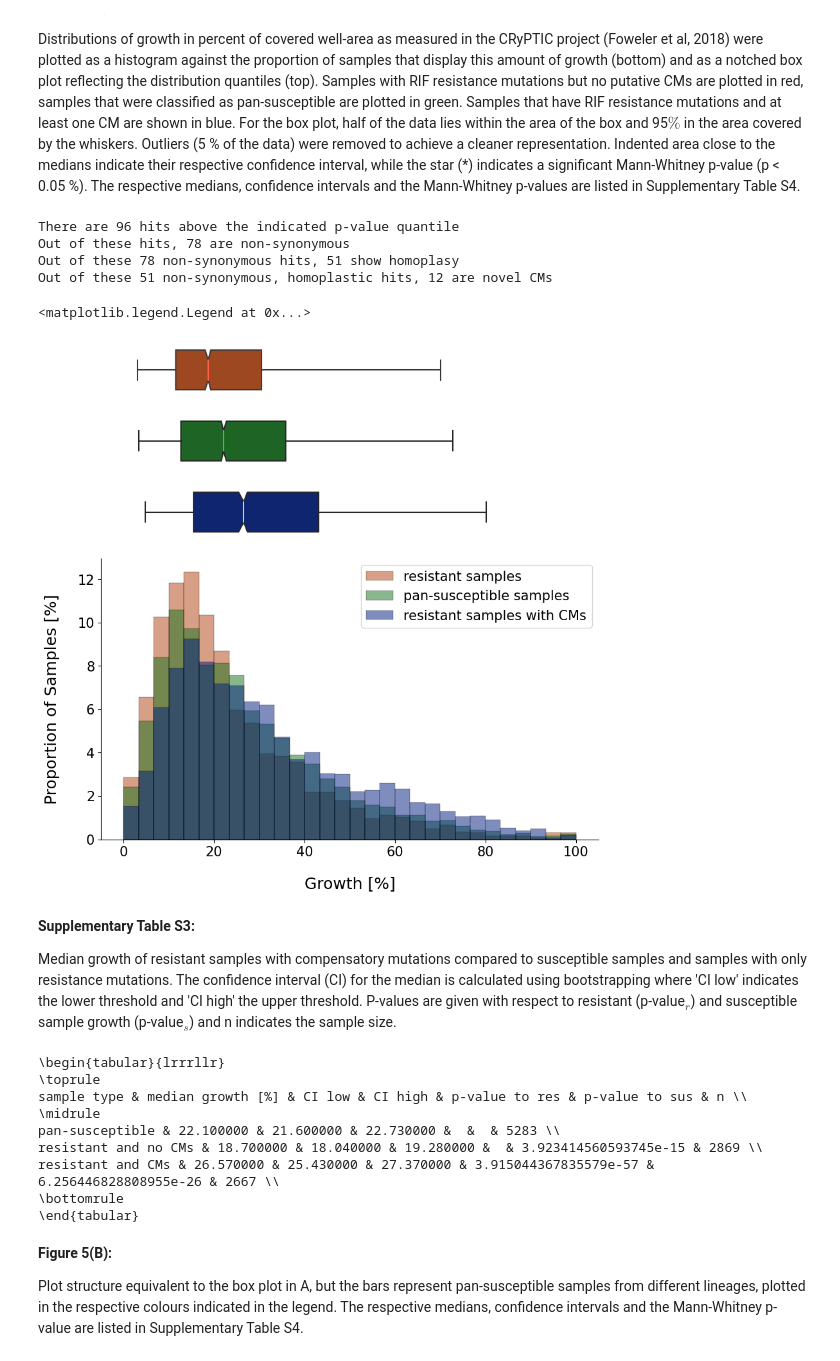
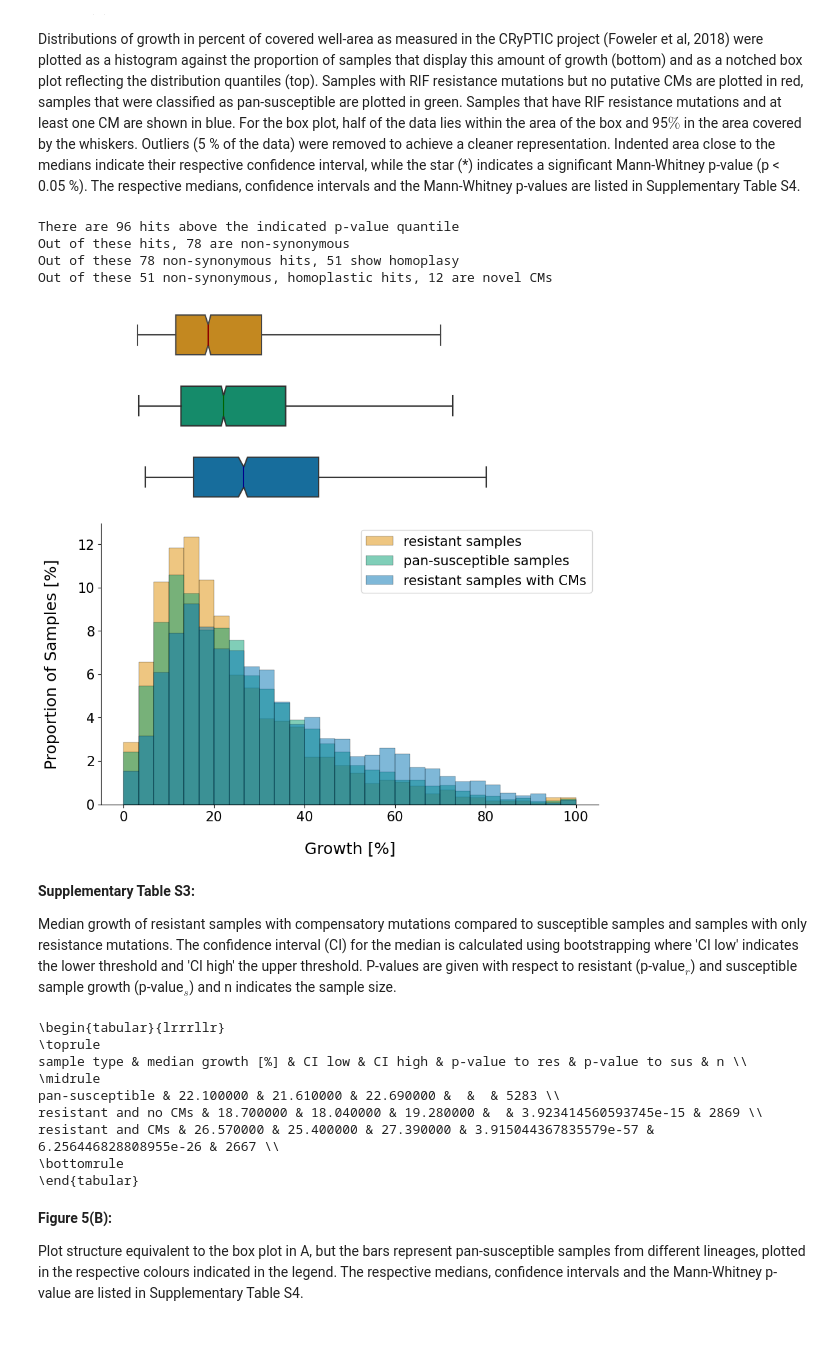
Before and after one commit to fowler-lab/tb-rnap-compensation, a Jupyter notebook: Recreate_figures_paper.ipynb, the cells around one changed output. Cells and saved outputs as stored; diff of their text form; code cells hidden in the pictures.

```diff
--- a/Recreate_figures_paper.ipynb
+++ b/Recreate_figures_paper.ipynb
@@ -26,7 +26,7 @@ box_args = dict(notch = True, fliersize = 5, flierprops = flierprops, whis = [2.
 hist_args = dict(bins = 30, alpha = 0.5, stat = "percent", edgecolor='k', linewidth = 0.2)
 
 #defines color palette based on keywords
-def palette(color = "dark"):
+def palette(color = "colorblind"):
 
     if color == "dark":
         colors = sns.color_palette("dark")
@@ -43,6 +43,11 @@ def palette(color = "dark"):
         my_cmap = ListedColormap(sns.color_palette(colors).as_hex())
         return colors
 
+    if color == "colorblind":
+        colors = sns.color_palette("colorblind")
+        my_cmap = ListedColormap(sns.color_palette(colors).as_hex())
+        return colors
+
 #takes a list of values as argument and gives the bootstrap median and CI
 def my_bootstrap(data):
 
@@ -97,7 +102,7 @@ Figure of RNAP with bound RIF was obtained in the software PyMOL, outside of thi
 Distribution of growth in percent of covered well area as measured in a previous project was plotted in two different ways: On the bottom as a histogram against the proportion of samples that display this amount of growth. On top as a bar plot reflecting the distribution quantiles. Samples with RIF resistance mutations but no other potentially interfering mutations are plotted in red, samples that were classified as pan-susceptible are plotted in green. This plot reflects the entire dataset and the respective medians and the Mann-Whitney p-value are displayed in Table 1.
 # %%
 #set color palette
-colors = palette("dark")
+colors = palette("colorblind")
 
 #load UNIQUEIDs of susceptible samples
 pan_sus_samples = GENOMES[(GENOMES.WGS_PREDICTION_STRING.str[0:4].isin(['SSSS']))].index.to_series()
@@ -141,16 +146,19 @@ stats.append(['any resistance', res_boot[0], res_boot[1][0], res_boot[1][1],
 #Plot histograms with boxplots
 fig, (ax_box1, ax_box2, ax_hist) = plt.subplots(3, sharex = True,
                                                 gridspec_kw = {"height_ratios": (0.15, 0.15, 0.85)})
+#fig, ax = plt.subplots()
 fig.set_size_inches(10, 10)
 
 
 sns.histplot(data = resistant, label="resistant samples", color = colors[1], **hist_args)
+#plt.axvline(resistant.median(), color = 'darkred', linewidth = 1)
 
 sns.histplot(data = susceptible, label="pan-susceptible samples", color = colors[2], **hist_args)
+#plt.axvline(susceptible.median(), color = 'darkgreen', linewidth = 1)
 
-sns.boxplot(resistant.to_list(), ax = ax_box1, color = colors[1], medianprops={"color": "tomato"},
+sns.boxplot(resistant.to_list(), ax = ax_box1, color = colors[1], medianprops={"color": "darkred"},
              usermedians = [res_boot[0]], conf_intervals = [res_boot[1]], **box_args)
-sns.boxplot(susceptible.to_list(), ax = ax_box2, color = colors[2], medianprops={"color": "LimeGreen"},
+sns.boxplot(susceptible.to_list(), ax = ax_box2, color = colors[2], medianprops={"color": "darkgreen"},
             usermedians = [sus_boot[0]], conf_intervals = [sus_boot[1]], **box_args)
 
 #Despine plots
@@ -198,12 +206,12 @@ fig, (ax_box1, ax_box2, ax_box3, ax_box4, ax_box5) = plt.subplots(5, sharex = Tr
 fig.set_size_inches(10, 10)
 
 sus_boot = my_bootstrap(susceptible)
-sns.boxplot(susceptible.to_list(), ax = ax_box1, color = colors[2], medianprops={"color": "LimeGreen"},
+sns.boxplot(susceptible.to_list(), ax = ax_box1, color = colors[2], medianprops={"color": "darkgreen"},
             usermedians = [sus_boot[0]], conf_intervals = [sus_boot[1]], **box_args)
 ax_box1.set_ylabel ('susceptible', fontsize = 18, labelpad = 20, rotation=0, horizontalalignment='right')
 
 res_boot = my_bootstrap(resistant)
-sns.boxplot(resistant.to_list(), ax = ax_box2, color = colors[1], medianprops={"color": "tomato"},
+sns.boxplot(resistant.to_list(), ax = ax_box2, color = colors[1], medianprops={"color": "darkred"},
             usermedians = [res_boot[0]], conf_intervals = [res_boot[1]], **box_args)
 ax_box2.set_ylabel ('any resistance', fontsize = 18, labelpad = 20, rotation=0, horizontalalignment='right')
 
@@ -233,7 +241,7 @@ for res in tqdm(res_gene_mutations):
         i = i+1
 
         res_boot = my_bootstrap(resistant)
-        sns.boxplot(resistant.to_list(), ax = ax, color = colors[1], medianprops={"color": "tomato"},
+        sns.boxplot(resistant.to_list(), ax = ax, color = colors[1], medianprops={"color": "darkred"},
                     usermedians = [res_boot[0]], conf_intervals = [res_boot[1]], **box_args)
 
         ax.set_ylabel ('$\it{rpoB}$' + ' ' + res[5:], fontsize = 18, labelpad = 20,
@@ -262,5 +270,5 @@ plt.xlabel("Growth [%]", size = 18, labelpad = 20)
 plt.xticks(fontsize = 15)
 
 # uncomment this for creating figure:
-#fig.savefig('res_vs_sus_single_box.svg', format='svg', dpi=1200, bbox_inches='tight')
+fig.savefig('res_vs_sus_single_box.svg', format='svg', dpi=1200, bbox_inches='tight')
 # %% [output]
@@ -837,7 +894,7 @@ print('Out of these', len(hits_final[hits_final.homoplasy == True].other_mutatio
 
 
 #set color palette
-colors = palette("dark")
+colors = palette("colorblind")
 
 #load UNIQUEIDs of resistant samples with CMs
 res_CM_samples = []
@@ -899,39 +956,38 @@ sns.histplot(data = susceptible, label="pan-susceptible samples", color = colors
 
 sns.histplot(data = resistant_CM, label="resistant samples with CMs", color = colors[0], **hist_args)
 
-sns.boxplot(resistant.to_list(), ax = ax_box1, color = colors[1], medianprops={"color": "tomato"},
+sns.boxplot(resistant.to_list(), ax = ax_box1, color = colors[1], medianprops={"color": "darkred"},
             usermedians = [res_boot[0]], conf_intervals = [res_boot[1]], **box_args)
-sns.boxplot(susceptible.to_list(), ax = ax_box2, color = colors[2], medianprops={"color": "LimeGreen"},
+sns.boxplot(susceptible.to_list(), ax = ax_box2, color = colors[2], medianprops={"color": "darkgreen"},
             usermedians = [sus_boot[0]], conf_intervals = [sus_boot[1]],**box_args)
-sns.boxplot(resistant_CM.to_list(), ax = ax_box3, color = colors[0], medianprops={"color": "LightBlue"},
+sns.boxplot(resistant_CM.to_list(), ax = ax_box3, color = colors[0], medianprops={"color": "darkblue"},
             usermedians = [resCM_boot[0]], conf_intervals = [resCM_boot[1]],**box_args)
 
 #Despine plots
 sns.despine(top = True, right=True, left = False, bottom = False, offset = False, trim = False)
 
 axes = [ax_box1, ax_box2, ax_box3]
 for ax in axes:
     sns.despine(ax = ax, top = True, right=True, left = True, bottom = True, offset = False, trim = False)
     ax.tick_params(left=False, bottom=False)
     ax.set(yticklabels=[])
     ax.set(xlabel='')
 
 #Label plot
 plt.xlabel("Growth [%]", size = 18, labelpad = 20)
 plt.xticks(fontsize = 15)
 plt.ylabel("Proportion of Samples [%]", size = 18, labelpad = 20)
 plt.yticks(fontsize = 15)
 plt.legend(loc = 'upper right', fontsize = 15)
 
 # Uncomment this for creating figure:
-#fig.savefig('res_vs_sus_vs_CM.svg', format='svg', dpi=1200)
+fig.savefig('res_vs_sus_vs_CM.svg', format='svg', dpi=1200)
 # %% [output]
 There are 96 hits above the indicated p-value quantile
 Out of these hits, 78 are non-synonymous
 Out of these 78 non-synonymous hits, 51 show homoplasy
 Out of these 51 non-synonymous, homoplastic hits, 12 are novel CMs
-<matplotlib.legend.Legend at 0x...>
-[figure, old version]
+[figure, new version]
 # %% [markdown]
 **Supplementary Table S3:**
 
@@ -945,9 +1001,9 @@ print(table.to_latex(index = False))
 \toprule
 sample type & median growth [%] & CI low & CI high & p-value to res & p-value to sus & n \\
 \midrule
-pan-susceptible & 22.100000 & 21.600000 & 22.730000 &  &  & 5283 \\
+pan-susceptible & 22.100000 & 21.610000 & 22.690000 &  &  & 5283 \\
 resistant and no CMs & 18.700000 & 18.040000 & 19.280000 &  & 3.923414560593745e-15 & 2869 \\
-resistant and CMs & 26.570000 & 25.430000 & 27.370000 & 3.915044367835579e-57 & 6.256446828808955e-26 & 2667 \\
+resistant and CMs & 26.570000 & 25.400000 & 27.390000 & 3.915044367835579e-57 & 6.256446828808955e-26 & 2667 \\
 \bottomrule
 \end{tabular}
 # %% [markdown]
```
Also changed, not shown: parts of 17 cells of this notebook, 1 other file.
